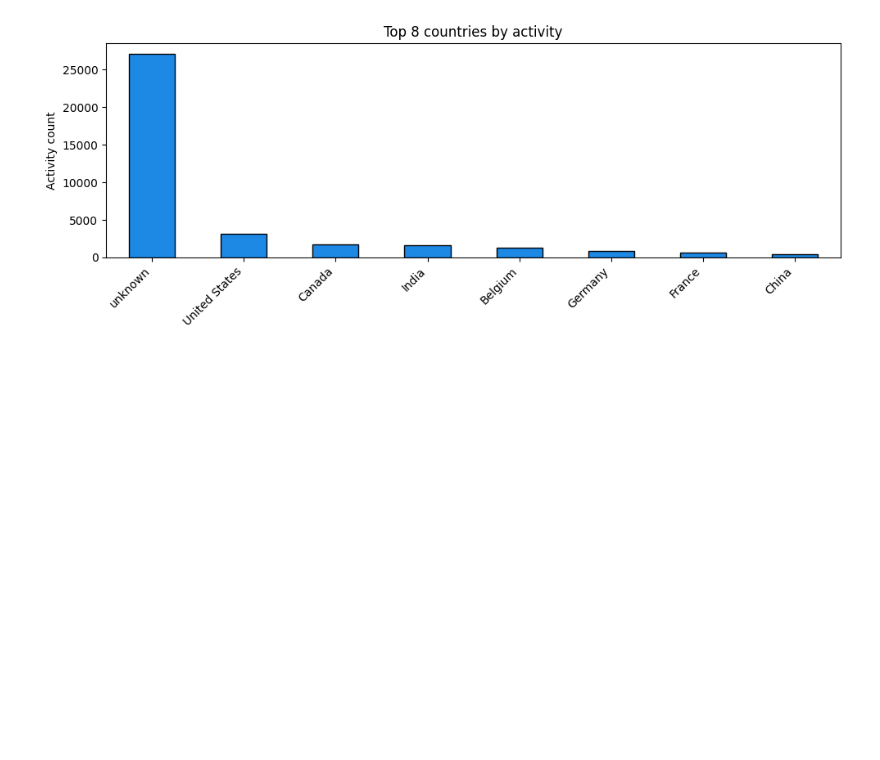
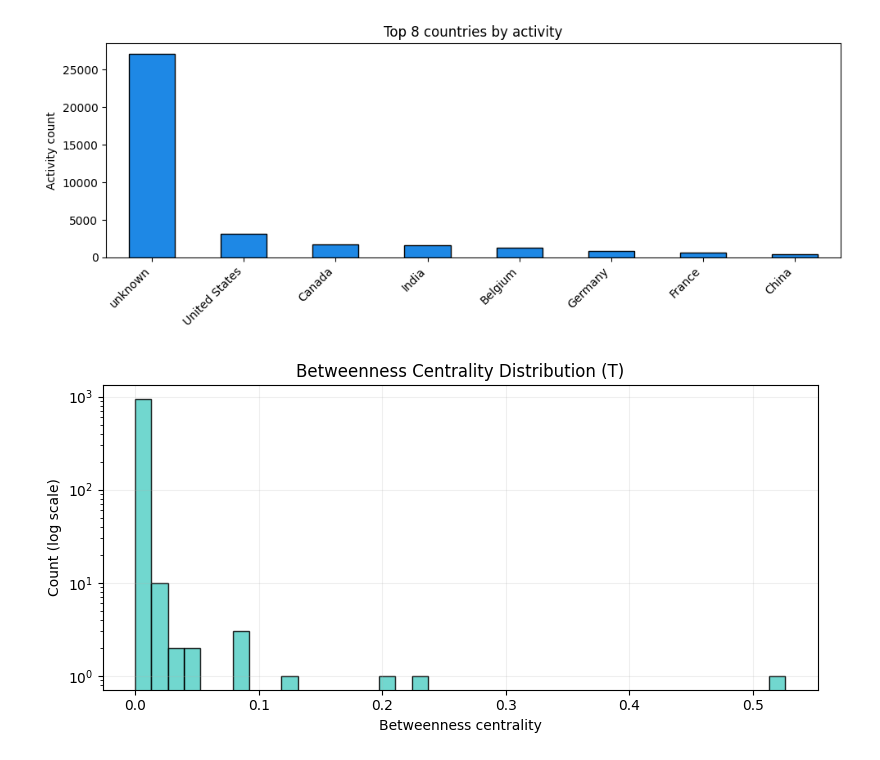
Before and after one commit to Grim2Hot/DAT6003, a Jupyter notebook: networkx.ipynb, the cells around one changed output. Saved outputs shown, nothing was run; the diff lists cells and outputs as text; code cells hidden in the pictures; blank space fills up the shorter version.

Commit message:
Minor graph updates

```diff
--- a/networkx.ipynb
+++ b/networkx.ipynb
@@ -688,3 +688,22 @@ plt.tight_layout()
 plt.show()
 # %% [output]
 [figure]
+# %%
+# Betweenness centrality distribution (T) with log-scaled counts
+if 'betw_cent' not in locals():
+    betw_cent = nx.betweenness_centrality(T, weight="weight", normalized=True)
+vals = [v for v in betw_cent.values() if pd.notna(v)]
+if len(vals) == 0:
+    print("No betweenness values available to plot.")
+else:
+    plt.figure(figsize=(8, 4))
+    plt.hist(vals, bins=40, color="#4ECDC4", edgecolor="black", alpha=0.8)
+    plt.yscale("log")
+    plt.xlabel("Betweenness centrality")
+    plt.ylabel("Count (log scale)")
+    plt.title("Betweenness Centrality Distribution (T)")
+    plt.grid(alpha=0.2)
+    plt.tight_layout()
+    plt.show()
+# %% [output]
+[figure, added]
```
Also changed, not shown: parts of 11 cells of this notebook, 1 other file.
